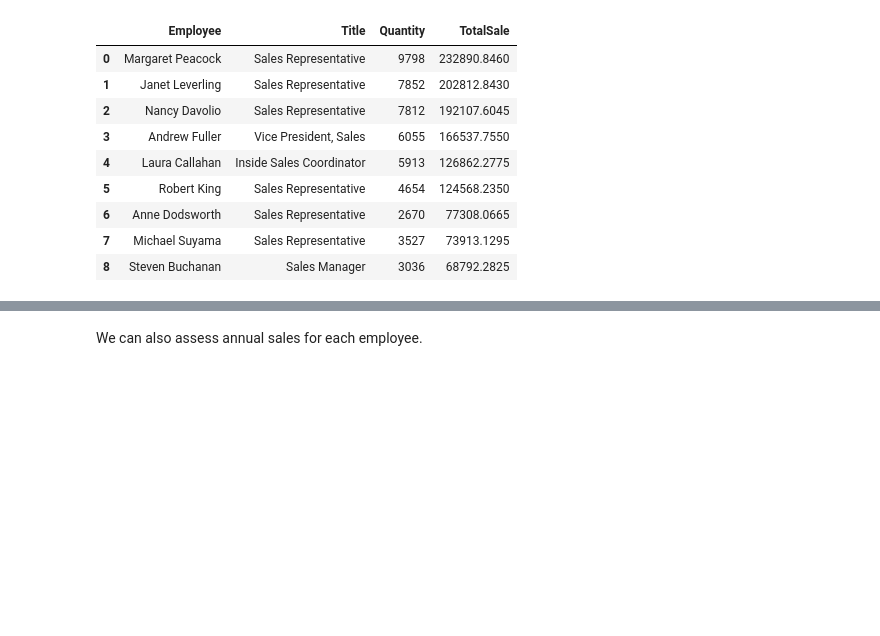
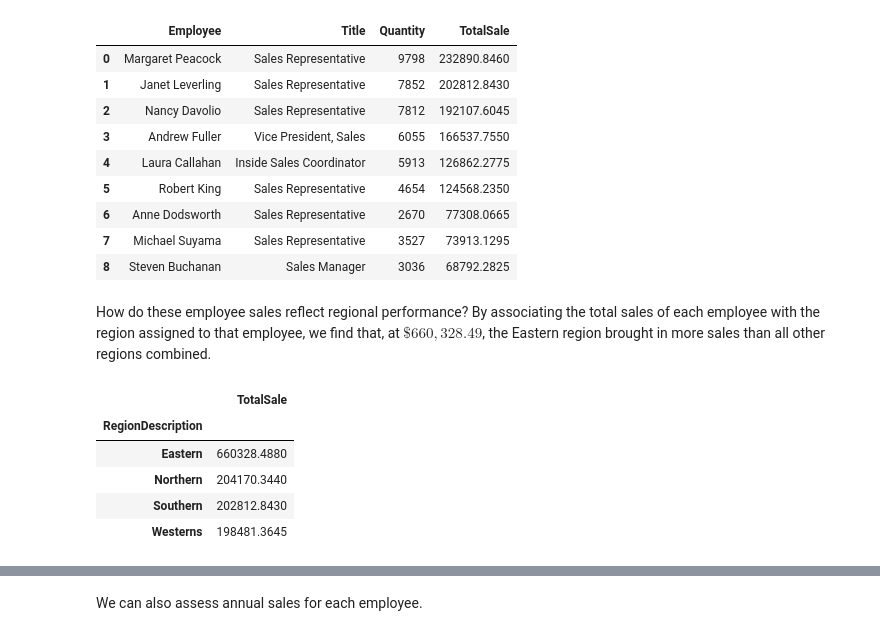
Before and after one commit to xaviergenelin/Big-Data-Project, a Jupyter notebook: Group_13_Part_2.ipynb, the cells around one changed output, grey strips where cells are left out. Saved outputs shown, nothing was run; the diff lists cells and outputs as text; code cells hidden in the pictures; blank space fills up the shorter version.

```diff
--- a/Group_13_Part_2.ipynb
+++ b/Group_13_Part_2.ipynb
@@ -214,3 +220,26 @@ ORDER BY TotalSale DESC
 | 6 | Anne Dodsworth | Sales Representative | 2670 | 77308.0665 |
 | 7 | Michael Suyama | Sales Representative | 3527 | 73913.1295 |
 | 8 | Steven Buchanan | Sales Manager | 3036 | 68792.2825 |
+# %% [markdown]
+How do these employee sales reflect regional performance? By associating the total sales of each employee with the region assigned to that employee, we find that, at $\$660,328.49$,  the Eastern region brought in more sales than all other regions combined.
+# %%
+# Retrieve employee names and their regions from a previous data frame (emp_terr_region) and drop duplicate Employee/Region rows
+temp_region_desc = emp_terr_region[["Employee", "RegionDescription"]].drop_duplicates()
+
+# Enrich the emp_sales_total table above with regional data
+region_sales = pd.merge(
+    left = emp_sales_total,
+    right = temp_region_desc,
+    how = "left",
+    on = "Employee")
+
+# Calculate total sales for each region
+sum_region_sales = region_sales[["TotalSale", "RegionDescription"]].groupby("RegionDescription").sum("TotalSale")
+sum_region_sales.sort_values(by="TotalSale", ascending=False)
+# %% [output]
+|  | TotalSale |
+| RegionDescription |  |
+| Eastern | 660328.4880 |
+| Northern | 204170.3440 |
+| Southern | 202812.8430 |
+| Westerns | 198481.3645 |
```
Also changed, not shown: parts of 7 cells of this notebook, 1 other file.
